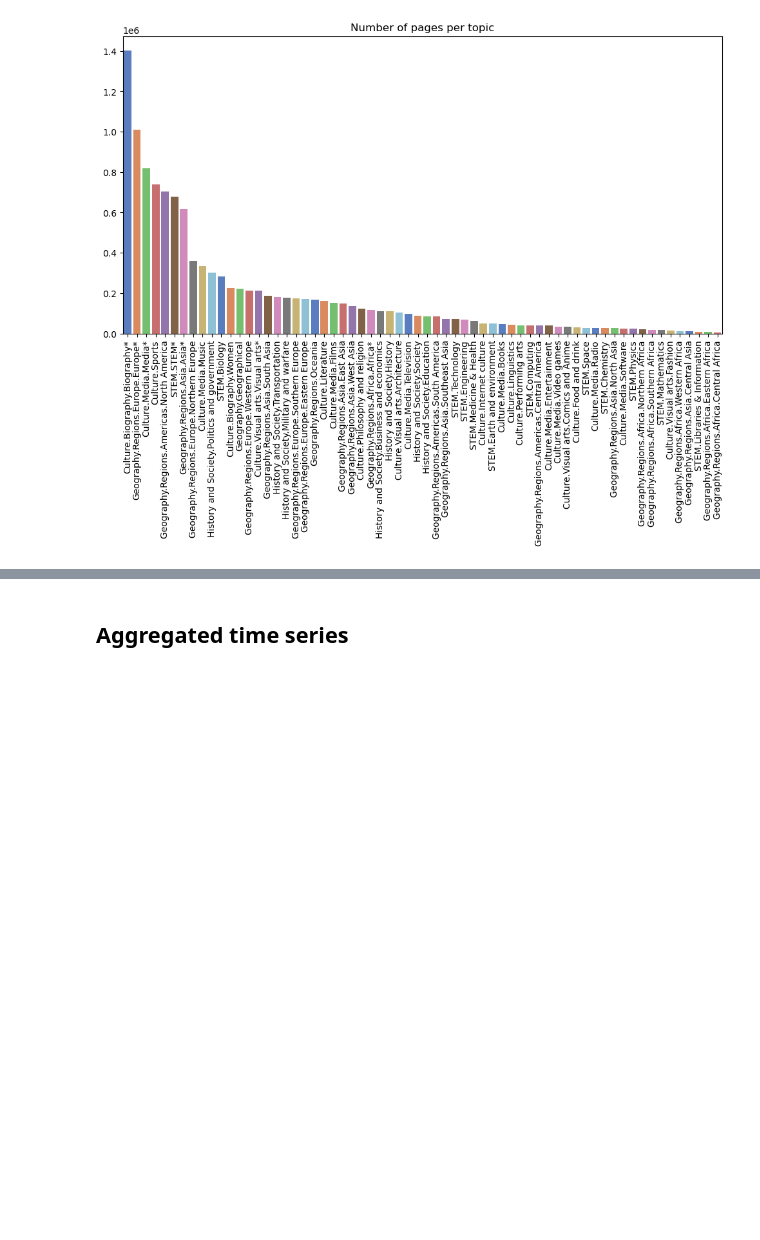
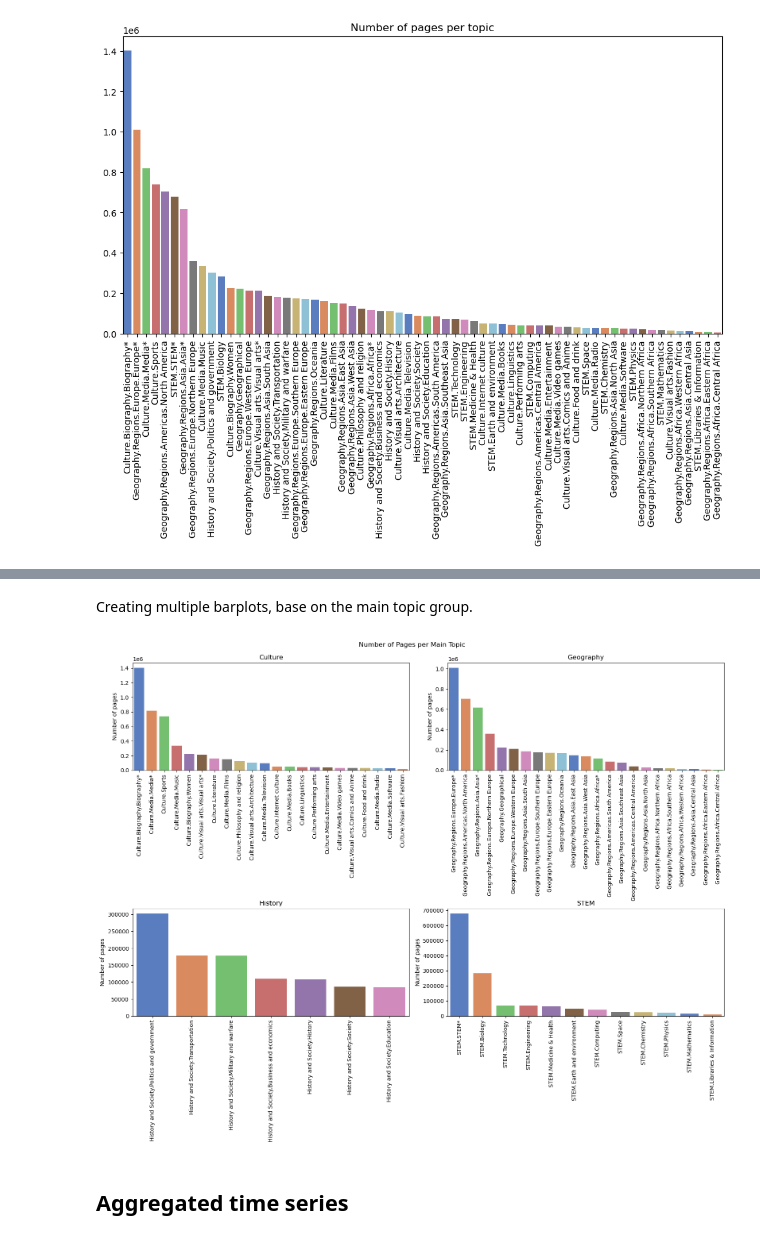
Before and after one commit to epfl-ada/ada-2023-project-bobeast, a Jupyter notebook: Milestone_P2.ipynb, the cells around one changed output, grey strips where cells are left out. Cells and saved outputs as stored; diff of their text form; code cells hidden in the pictures; blank space fills up the shorter version.

```diff
--- a/Milestone_P2.ipynb
+++ b/Milestone_P2.ipynb
@@ -160,0 +171,7 @@ plt.show()
+# %%
+dfsTopics = []
+for topic in topics_groups :
+    dfsTopics.append(topics_agg[topics_agg.index.str.contains(topic)].copy())
+
+for i, df in enumerate(dfsTopics) :
+    print(df)
@@ -161,3 +196,25 @@ plt.show()
+# %% [markdown]
+Creating multiple barplots, base on the main topic group.
+# %%
+fig, axs= plt.subplots(2,2,sharey=False,sharex=False,figsize=(16,13))
+for i, dfTopic in enumerate(dfsTopics) :
+    ax = axs[i//2][i%2]
+    sns.barplot(x=dfTopic.index, y=dfTopic, palette='muted', ax=ax)
+    ax.set_ylabel('Number of pages')
+    ax.set_xticklabels(dfTopic.index, rotation=90)
+    ax.set_title(topics_groups[i])
+
+
+
+plt.tight_layout()
+
+# Fine-tune layout to create more space at the top
+plt.subplots_adjust(top=0.94)
+
+plt.suptitle('Number of Pages per Main Topic')
+plt.show()
+# %% [output]
+[figure, added]
 # %% [markdown]
 ## Aggregated time series
 # %%
```
Also changed, not shown: parts of 27 cells of this notebook.
